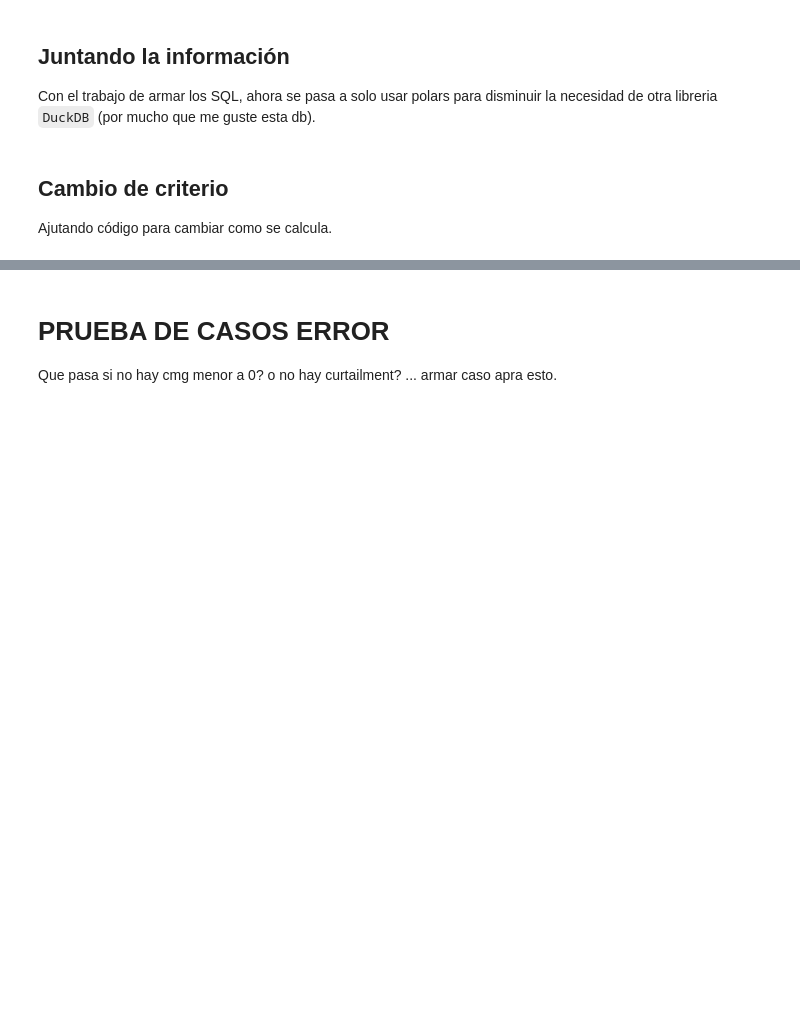
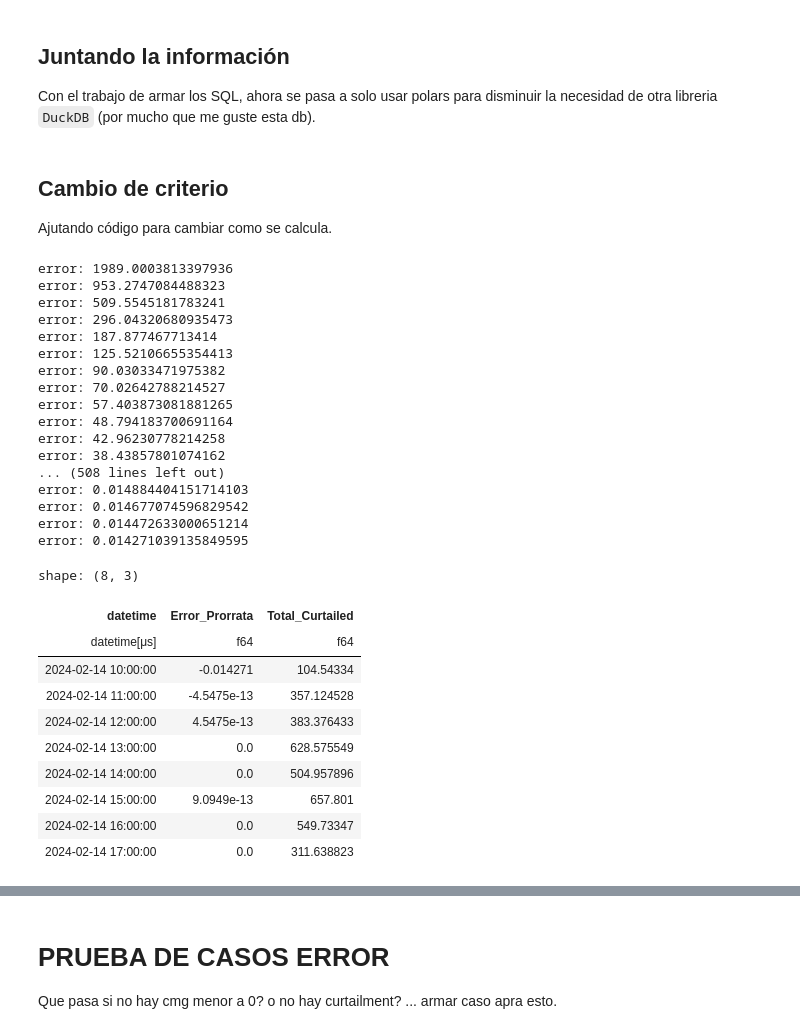
Before and after one commit to FasoCoding/ProrrataERV, a Jupyter notebook: dev/notebook.ipynb, the cells around one changed output, grey strips where cells are left out. Saved outputs shown, nothing was run; the diff lists cells and outputs as text; code cells hidden in the pictures; blank space fills up the shorter version.

```diff
--- a/dev/notebook.ipynb
+++ b/dev/notebook.ipynb
@@ -470,3 +470,62 @@ connection_string
 # %% [markdown]
 ## Cambio de criterio
 Ajutando código para cambiar como se calcula.
+# %%
+from pathlib import Path
+from prorrata.extract import DataExtractor
+from prorrata.transform_cdc import DataProcessor
+from prorrata.load import DataLoader
+
+
+path_prg = r"C:\Users\felipe.bastidas\PyProyectos\Test_data\PRG20240214"
+#PATH_PMGD_EXCLUDE =  r"C:\Users\felipe.bastidas\PyProyectos\Test_data\Otros\Lista_PMGDs.xlsx"
+#PATH_BANNED_GENERATORS = r"C:\Users\felipe.bastidas\PyProyectos\Test_data\Otros\Centrales_Vetadas.xlsx"
+PATH_ACCDB_INPUT = r"Datos/Model PRGdia_Full_Definitivo Solution/Model PRGdia_Full_Definitivo Solution.accdb"
+PATH_ACCDB_OUTPUT = r"Antecedentes/Model PRGdia_Full_Definitivo Solution.accdb"
+PATH_PMGD_EXCLUDE =  r"W:/41 Dpto Pronosticos/Vertimiento_ERNC/Lista_PMGDs.xlsx"
+PATH_BANNED_GENERATORS = r"R:/Aplicaciones/Prorrateo_Vertimiento/Centrales_Vetadas.xlsx"
+
+data_extractor = DataExtractor(
+    Path(path_prg).joinpath(PATH_ACCDB_INPUT),
+    Path(PATH_PMGD_EXCLUDE),
+    Path(PATH_BANNED_GENERATORS)
+)
+data_extractor.extract_data()
+
+data_processor = DataProcessor.from_extractor(data_extractor)
+data_processor.process_prorrata()
+data_processor.get_t_data(data_extractor)
+
+data_loader = DataLoader(Path(path_prg).joinpath(PATH_ACCDB_OUTPUT))
+data_loader.load_data(data_processor)
+
+data_processor.show_results()
+# %% [output]
+error: 1989.0003813397936
+error: 953.2747084488323
+error: 509.5545181783241
+error: 296.04320680935473
+error: 187.877467713414
+error: 125.52106655354413
+error: 90.03033471975382
+error: 70.02642788214527
+error: 57.403873081881265
+error: 48.794183700691164
+error: 42.96230778214258
+error: 38.43857801074162
+... (508 lines left out)
+error: 0.014884404151714103
+error: 0.014677074596829542
+error: 0.014472633000651214
+error: 0.014271039135849595
+shape: (8, 3)
+| datetime | Error_Prorrata | Total_Curtailed |
+| datetime[μs] | f64 | f64 |
+| 2024-02-14 10:00:00 | -0.014271 | 104.54334 |
+| 2024-02-14 11:00:00 | -4.5475e-13 | 357.124528 |
+| 2024-02-14 12:00:00 | 4.5475e-13 | 383.376433 |
+| 2024-02-14 13:00:00 | 0.0 | 628.575549 |
+| 2024-02-14 14:00:00 | 0.0 | 504.957896 |
+| 2024-02-14 15:00:00 | 9.0949e-13 | 657.801 |
+| 2024-02-14 16:00:00 | 0.0 | 549.73347 |
+| 2024-02-14 17:00:00 | 0.0 | 311.638823 |
```
Also changed, not shown: parts of 16 cells of this notebook.
